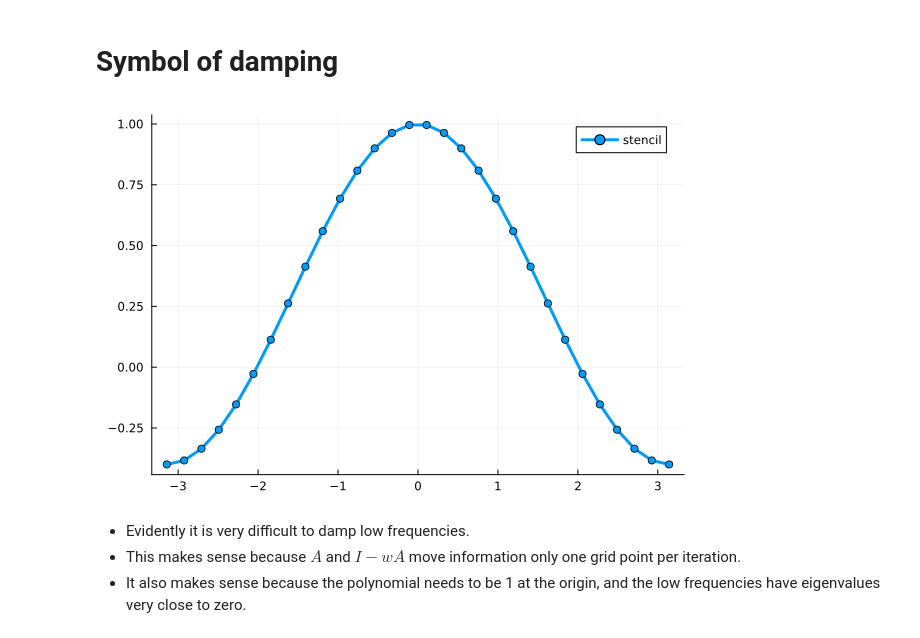
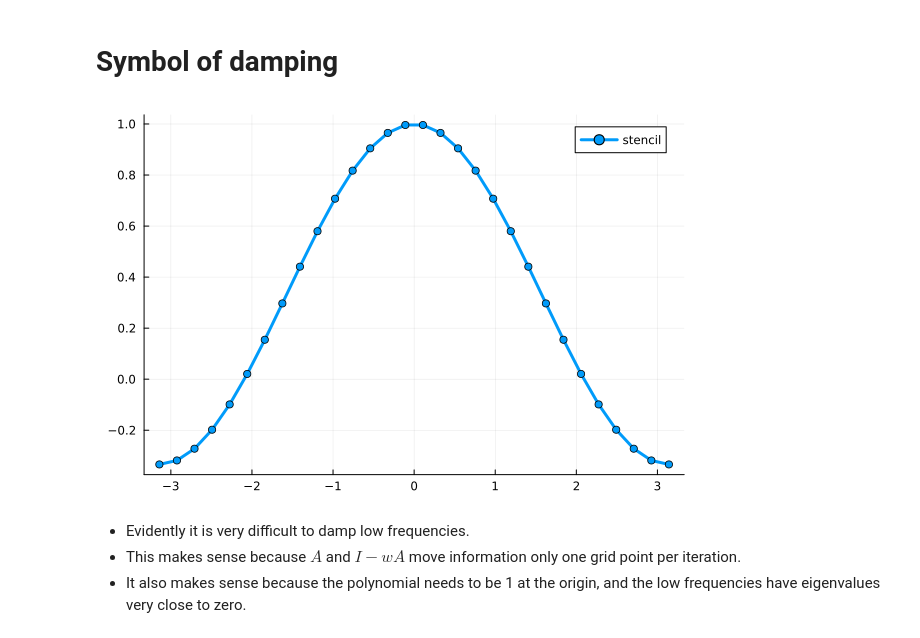
Before and after one commit to cu-numpde/spring26, a Jupyter notebook: _sources/slides/2026-03-09-multigrid.ipynb, the cells around one changed output. Drawn from its saved outputs; the diff is of its cells as text; code cells hidden in the pictures.

```diff
--- a/_sources/slides/2026-03-09-multigrid.ipynb
+++ b/_sources/slides/2026-03-09-multigrid.ipynb
@@ -177,10 +178,10 @@ plot(ws, radius, xlabel="w")
 # %% [markdown]
 # Symbol of damping
 # %%
-w = .7
+w = .667
 plot_symbol([0 1 0] - w * [-.5 1 -.5], 0; plot_ref=false)
 # %% [output]
-[figure, old version]
+[figure, new version]
 # %% [markdown]
 * Evidently it is very difficult to damp low frequencies.
 * This makes sense because $A$ and $I - wA$ move information only one grid point per iteration.
```
Also changed, not shown: parts of 7 cells of this notebook, 14 other files.
